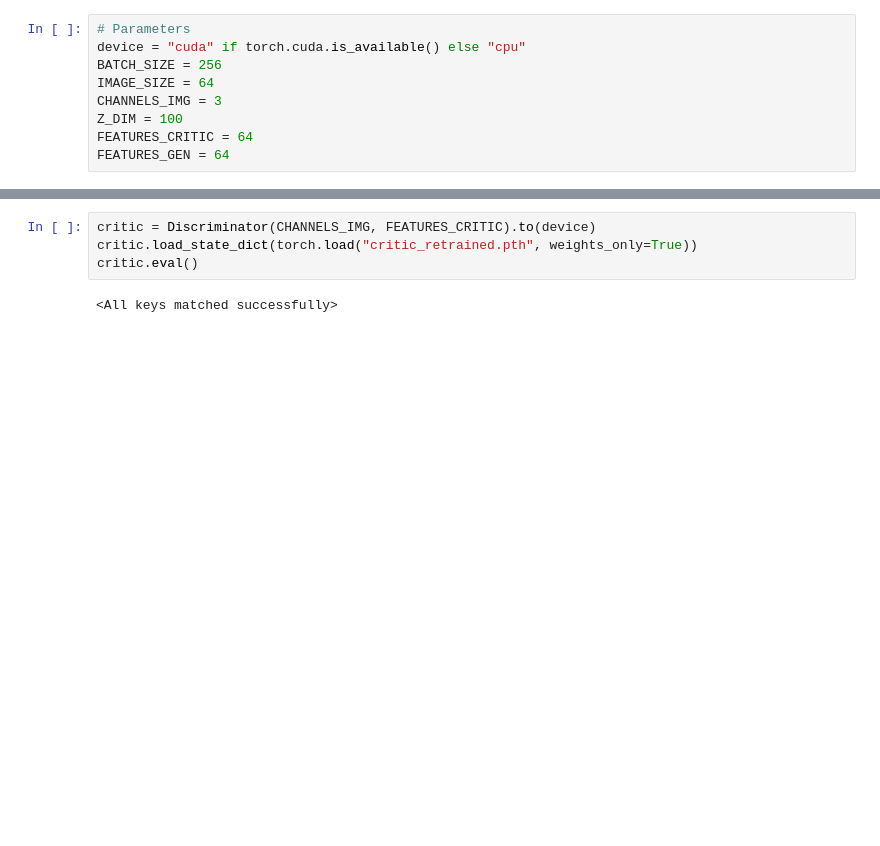
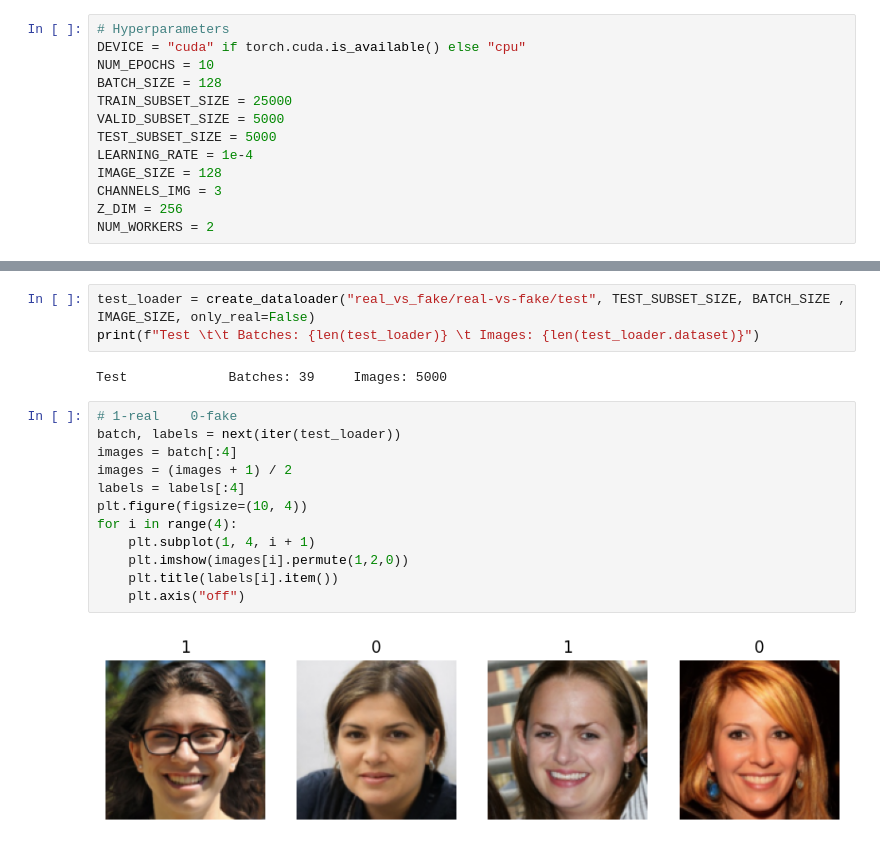
Before and after one commit to sanyamjain0315/generated-image-detection, a Jupyter notebook: Sample Inference.ipynb, the cells around one changed output, grey strips where cells are left out. Cells and saved outputs as stored; diff of their text form; blank space fills up the shorter version.

```diff
--- a/Sample Inference.ipynb
+++ b/Sample Inference.ipynb
@@ -47,9 +35,13 @@ device = "cuda" if torch.cuda.is_available() else "cpu"
 # %%
-# Parameters
-device = "cuda" if torch.cuda.is_available() else "cpu"
-BATCH_SIZE = 256
-IMAGE_SIZE = 64
+# Hyperparameters
+DEVICE = "cuda" if torch.cuda.is_available() else "cpu"
+NUM_EPOCHS = 10
+BATCH_SIZE = 128
+TRAIN_SUBSET_SIZE = 25000
+VALID_SUBSET_SIZE = 5000
+TEST_SUBSET_SIZE = 5000
+LEARNING_RATE = 1e-4
+IMAGE_SIZE = 128
 CHANNELS_IMG = 3
-Z_DIM = 100
-FEATURES_CRITIC = 64
-FEATURES_GEN = 64
+Z_DIM = 256
+NUM_WORKERS = 2
@@ -194,6 +94,19 @@ No. of testing images:  20000
-# %%
-critic = Discriminator(CHANNELS_IMG, FEATURES_CRITIC).to(device)
-critic.load_state_dict(torch.load("critic_retrained.pth", weights_only=True))
-critic.eval()
-# %% [output]
-<All keys matched successfully>
+# %%
+test_loader = create_dataloader("real_vs_fake/real-vs-fake/test", TEST_SUBSET_SIZE, BATCH_SIZE , IMAGE_SIZE, only_real=False)
+print(f"Test \t\t Batches: {len(test_loader)} \t Images: {len(test_loader.dataset)}")
+# %% [output]
+Test             Batches: 39     Images: 5000
+# %%
+# 1-real    0-fake
+batch, labels = next(iter(test_loader))
+images = batch[:4]
+images = (images + 1) / 2
+labels = labels[:4]
+plt.figure(figsize=(10, 4))
+for i in range(4):
+    plt.subplot(1, 4, i + 1)
+    plt.imshow(images[i].permute(1,2,0))
+    plt.title(labels[i].item())
+    plt.axis("off")
+# %% [output]
+[figure, added]
```
Also changed, not shown: parts of 14 cells of this notebook, 7 other files.
